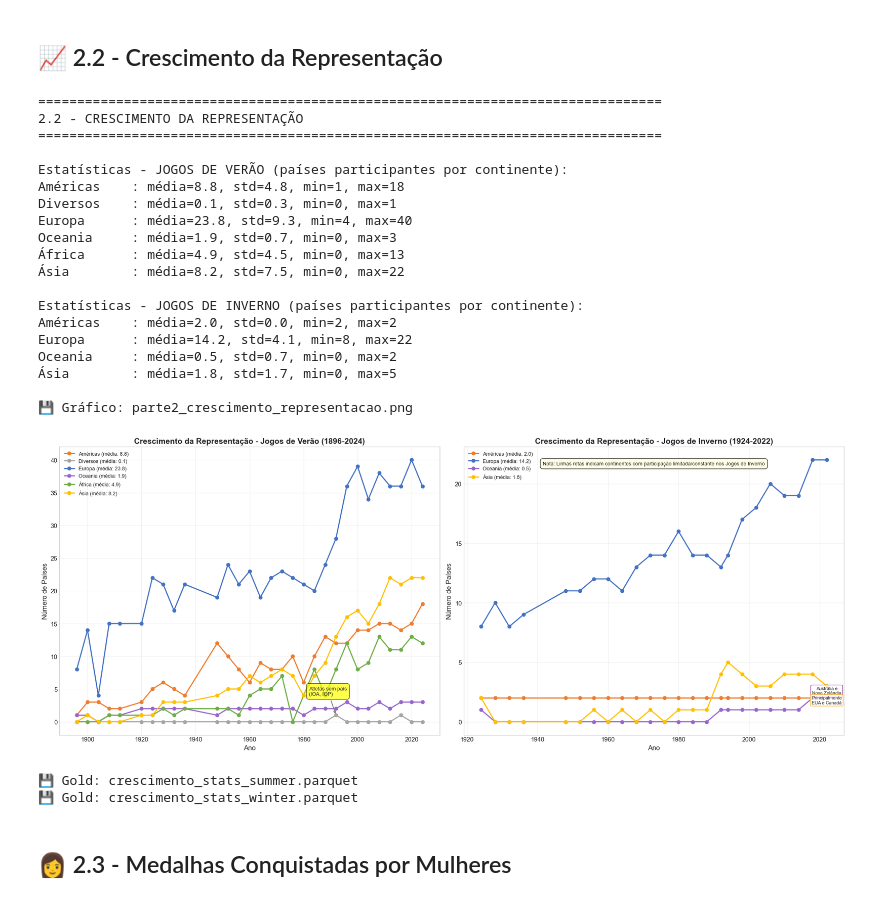
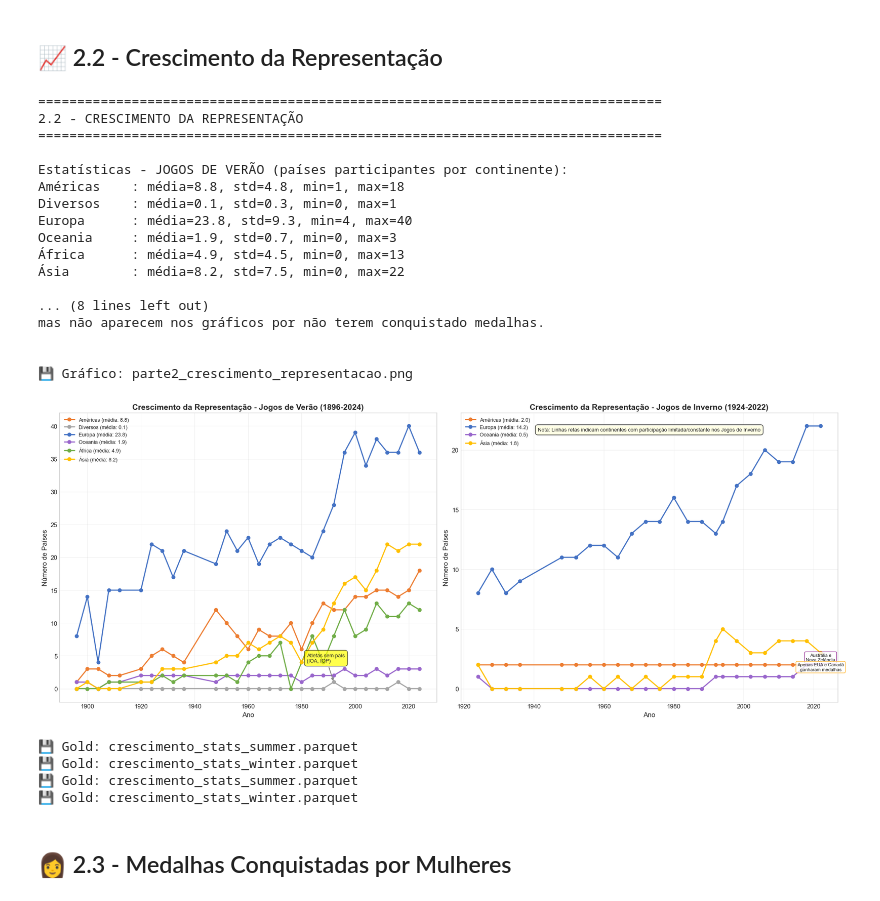
Before and after one commit to CarlosLNeto/olympics-continental-analysis, a Jupyter notebook: code/parte2/parte2_analise_continentes.ipynb, the cells around one changed output. Cells and saved outputs as stored; diff of their text form; code cells hidden in the pictures.

```diff
--- a/code/parte2/parte2_analise_continentes.ipynb
+++ b/code/parte2/parte2_analise_continentes.ipynb
@@ -88,6 +89,8 @@ df_games_prep=df_games_prep.rename(columns={'year':'game_year'})
 df_h=df_h.merge(df_games_prep[['edition_id','game_year','game_season']],on='edition_id')
 # Merge with athletes data (sex column, not athlete_sex)
 df_h=df_h.merge(df_hist_athletes[['athlete_id','sex']],on='athlete_id',how='left')
+# Ensure athlete_id is string for consistency with Paris 2024 data
+df_h['athlete_id']=df_h['athlete_id'].astype(str)
 df_h=df_h.rename(columns={'sex':'athlete_sex','sport':'event_discipline'})
 df_h['continent']=df_h['country_noc'].apply(get_continent)
 df_p=df_paris.copy()
@@ -254,6 +261,13 @@ for cont in stats_winter.columns:
     print(f'{cont:12}: média={stats_winter.loc["mean",cont]:.1f}, std={stats_winter.loc["std",cont]:.1f}, min={stats_winter.loc["min",cont]:.0f}, max={stats_winter.loc["max",cont]:.0f}')
 
 # Gráficos lado a lado com cores padronizadas
+
+# NOTA IMPORTANTE: Os gráficos mostram apenas países que GANHARAM MEDALHAS
+# Vários países das Américas (Brasil desde 1992, Argentina, Chile, etc.)
+# participaram dos Jogos de Inverno mas não conquistaram medalhas
+print('\n⚠️  IMPORTANTE: Gráficos mostram apenas países que ganharam medalhas.')
+print('Outros países das Américas (Brasil, Argentina, Chile, etc.) participam dos Jogos de Inverno,')
+print('mas não aparecem nos gráficos por não terem conquistado medalhas.\n')
 fig,axes=plt.subplots(1,2,figsize=(20,8))
 
 # Verão
@@ -318,7 +332,8 @@ if 'Oceania' in countries_year_winter.columns:
                     'Austrália e\nNova Zelândia',fontsize=8,ha='center',
                     bbox=dict(boxstyle='round,pad=0.3',facecolor='white',edgecolor='purple',alpha=0.8))
 
-# Américas no inverno (geralmente 2 países: CAN e USA ou poucos mais)
+# Américas no inverno - NOTA: Dados mostram apenas países que GANHARAM medalhas
+# Outros países das Américas (Brasil, Argentina, Chile, etc.) participam mas não ganharam medalhas
 if 'Américas' in countries_year_winter.columns:
     americas_data=countries_year_winter['Américas']
     # Verificar se é sempre 2
@@ -327,46 +342,46 @@ if 'Américas' in countries_year_winter.columns:
         if typical_val<=3:
             last_year_amer=americas_data[americas_data>0].index[-1]
             axes[1].text(last_year_amer,americas_data[last_year_amer]-0.5,
-                        'Principalmente\nEUA e Canadá',fontsize=8,ha='center',
+                        'Apenas EUA e Canadá\nganharam medalhas',fontsize=8,ha='center',
                         bbox=dict(boxstyle='round,pad=0.3',facecolor='white',edgecolor='orange',alpha=0.8))
 
 axes[1].grid(True,alpha=0.3)
 
 plt.tight_layout()
 plt.savefig(OUTPUTS_PATH/'figures'/'parte2_crescimento_representacao.png',dpi=300,bbox_inches='tight')
 print('\n💾 Gráfico: parte2_crescimento_representacao.png')
 plt.show()
 
 # Salvar
 stats_summer.to_parquet(GOLD_PATH/'crescimento_stats_summer.parquet')
 stats_winter.to_parquet(GOLD_PATH/'crescimento_stats_winter.parquet')
 countries_year_summer.to_parquet(GOLD_PATH/'crescimento_temporal_summer.parquet')
 countries_year_winter.to_parquet(GOLD_PATH/'crescimento_temporal_winter.parquet')
 print('💾 Gold: crescimento_stats_summer.parquet')
 print('💾 Gold: crescimento_stats_winter.parquet')
 # %% [output]
 ================================================================================
 2.2 - CRESCIMENTO DA REPRESENTAÇÃO
 ================================================================================
 
 Estatísticas - JOGOS DE VERÃO (países participantes por continente):
 Américas    : média=8.8, std=4.8, min=1, max=18
 Diversos    : média=0.1, std=0.3, min=0, max=1
 Europa      : média=23.8, std=9.3, min=4, max=40
 Oceania     : média=1.9, std=0.7, min=0, max=3
 África      : média=4.9, std=4.5, min=0, max=13
 Ásia        : média=8.2, std=7.5, min=0, max=22
 
-Estatísticas - JOGOS DE INVERNO (países participantes por continente):
-Américas    : média=2.0, std=0.0, min=2, max=2
-Europa      : média=14.2, std=4.1, min=8, max=22
-Oceania     : média=0.5, std=0.7, min=0, max=2
-Ásia        : média=1.8, std=1.7, min=0, max=5
+... (8 lines left out)
+mas não aparecem nos gráficos por não terem conquistado medalhas.
+
 
 💾 Gráfico: parte2_crescimento_representacao.png
-[figure, old version]
+[figure, new version]
 💾 Gold: crescimento_stats_summer.parquet
 💾 Gold: crescimento_stats_winter.parquet
+💾 Gold: crescimento_stats_summer.parquet
+💾 Gold: crescimento_stats_winter.parquet
 # %% [markdown]
 ## 👩 2.3 - Medalhas Conquistadas por Mulheres
 # %%
```
Also changed, not shown: parts of 6 cells of this notebook, 12 other files.
